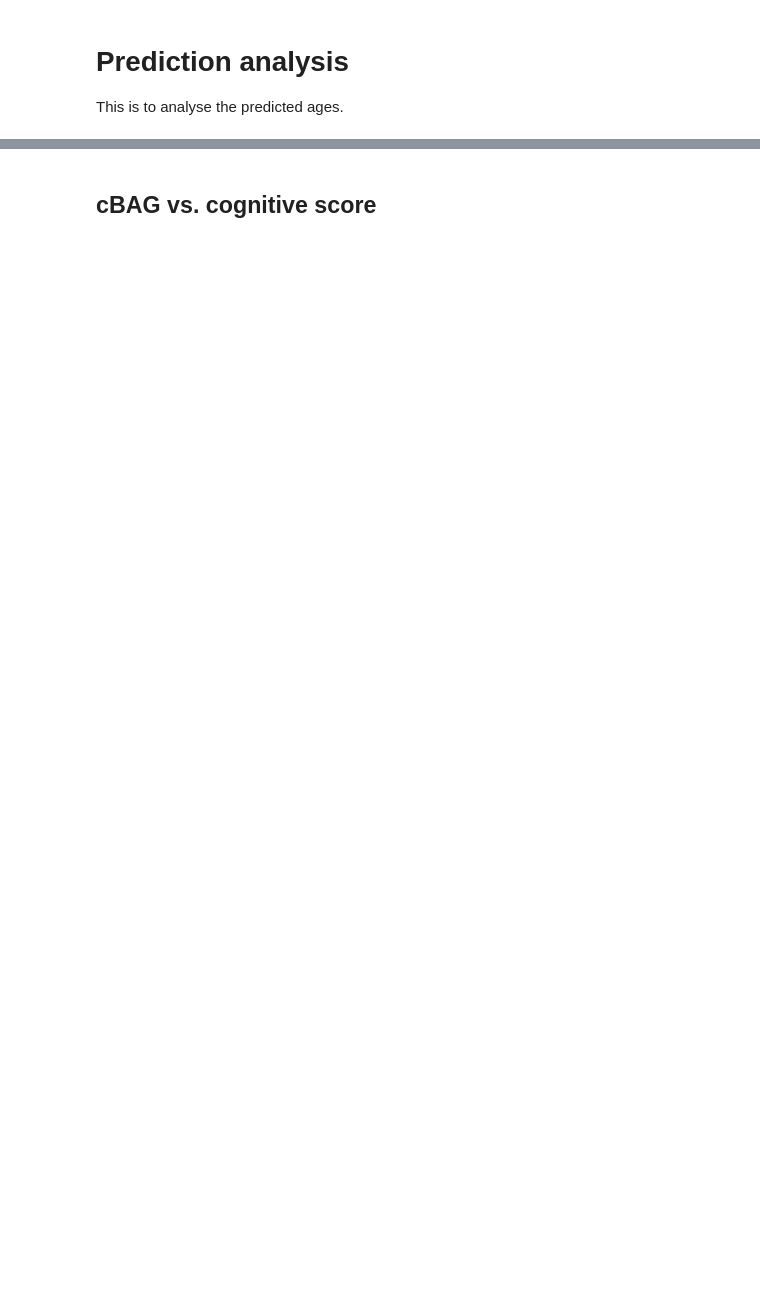
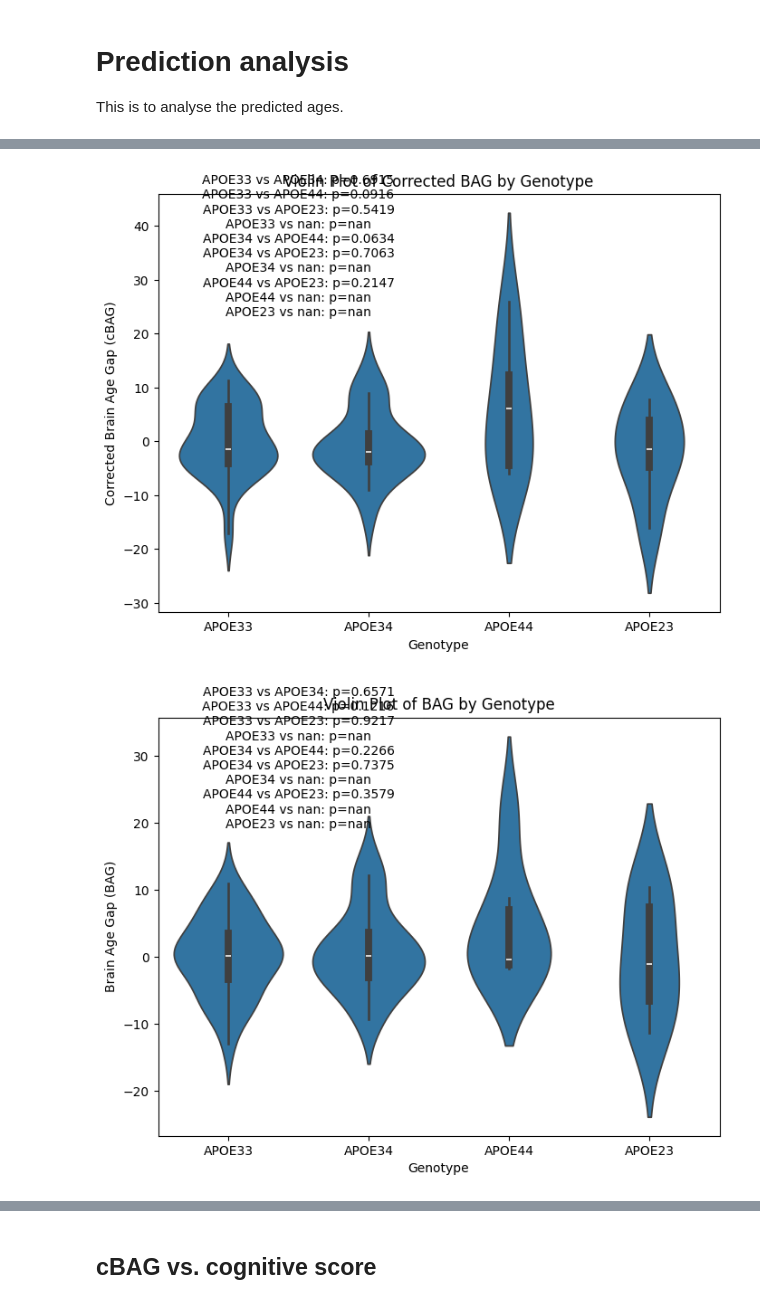
Before and after one commit to wowgudabudaa/Age_prediction_using_columns_analysis, a Jupyter notebook: NEW COLUMNS GNC/MD+thickness+QSM_dual_channel/Prediction_analysis_md_thickness_qsm.ipynb, the cells around one changed output, grey strips where cells are left out. Cells and saved outputs as stored; diff of their text form; code cells hidden in the pictures; blank space fills up the shorter version.

```diff
--- a/NEW COLUMNS GNC/MD+thickness+QSM_dual_channel/Prediction_analysis_md_thickness_qsm.ipynb
+++ b/NEW COLUMNS GNC/MD+thickness+QSM_dual_channel/Prediction_analysis_md_thickness_qsm.ipynb
@@ -46,0 +200,46 @@ merged_df = pd.merge(merged_df, PCs_df[['subject_id'] + PCs_cols], on='subject_i
+# %%
+# Plot the violin plots of BAG / cBAG versus genotype
+import seaborn as sns
+# Calculate the p-values of genotype
+from scipy.stats import ttest_ind
+
+# Pairwise t-tests between genotypes
+genotypes = merged_df['genotype'].unique()
+p_values_corr = {}
+p_values_raw = {}
+for i in range(len(genotypes)):
+    for j in range(i + 1, len(genotypes)):
+        g1 = genotypes[i]
+        g2 = genotypes[j]
+        p_val_corr = ttest_ind(merged_df[merged_df['genotype'] == g1]['bag_corr'],
+                               merged_df[merged_df['genotype'] == g2]['bag_corr']).pvalue
+        p_val_raw = ttest_ind(merged_df[merged_df['genotype'] == g1]['bag_raw'],
+                              merged_df[merged_df['genotype'] == g2]['bag_raw']).pvalue
+        p_values_corr[(g1, g2)] = p_val_corr
+        p_values_raw[(g1, g2)] = p_val_raw
+
+# Create violin plots and add p-values to the plots
+plt.figure(figsize=(8, 6))
+sns.violinplot(x='genotype', y='bag_corr', data=merged_df)
+plt.title('Violin Plot of Corrected BAG by Genotype')
+plt.xlabel('Genotype')
+plt.ylabel('Corrected Brain Age Gap (cBAG)')
+plt.text(0.5, max(merged_df['bag_corr']) * 0.9,
+         '\n'.join([f'{k[0]} vs {k[1]}: p={v:.4f}' for k, v in p_values_corr.items()]),
+         horizontalalignment='center', fontsize=10)
+plt.savefig(os.path.join(save_dir, 'violin_plot_corrected_bag_by_genotype.png'))
+plt.show()
+
+plt.figure(figsize=(8, 6))
+sns.violinplot(x='genotype', y='bag_raw', data=merged_df)
+plt.title('Violin Plot of BAG by Genotype')
+plt.xlabel('Genotype')
+plt.ylabel('Brain Age Gap (BAG)')
+plt.text(0.5, max(merged_df['bag_raw']) * 0.9,
+         '\n'.join([f'{k[0]} vs {k[1]}: p={v:.4f}' for k, v in p_values_raw.items()]),
+         horizontalalignment='center', fontsize=10)
+plt.savefig(os.path.join(save_dir, 'violin_plot_bag_by_genotype.png'))
+plt.show()
+# %% [output]
+[figure, added]
+[figure, added]
```
Also changed, not shown: parts of 39 cells of this notebook, 9 other files.
